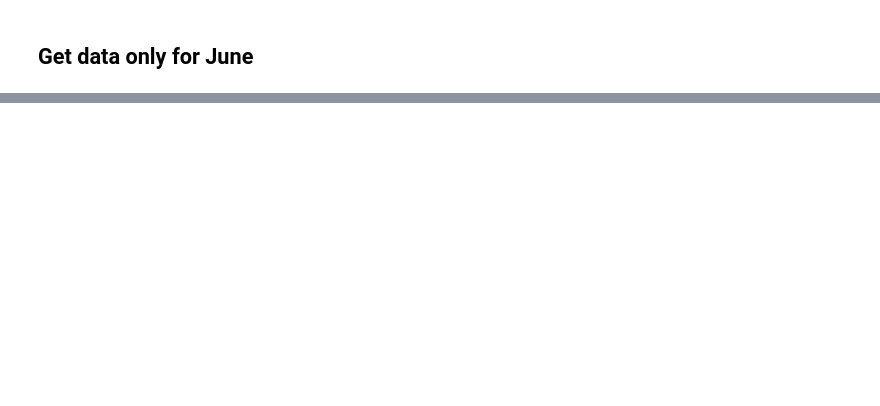
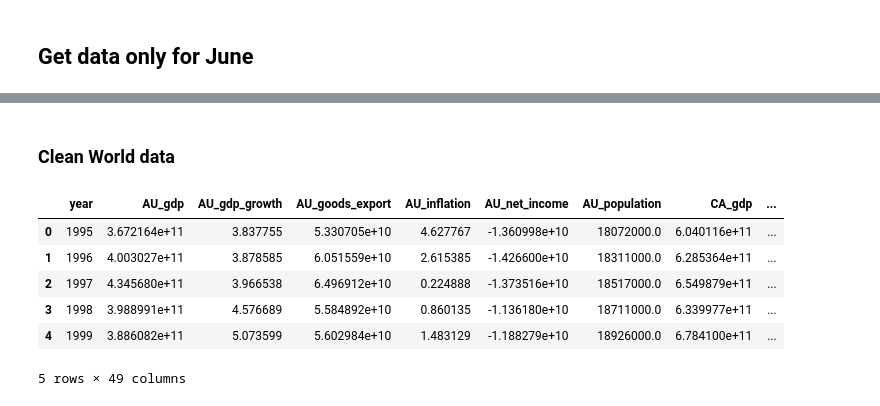
Before and after one commit to TribThapa/AustralianEconomyAnalysis, a Jupyter notebook: Code/Economy.ipynb, the cells around one changed output, grey strips where cells are left out. Cells and saved outputs as stored; diff of their text form; code cells hidden in the pictures; blank space fills up the shorter version.

```diff
--- a/Code/Economy.ipynb
+++ b/Code/Economy.ipynb
@@ -132,3 +133,15 @@ gdp_selected_df.to_csv("../Data/ProcessedData/GDP_selected_countries.csv")
 pop_june_df = pop_df[pop_df.Time.str.match('Jun-*')]
 
 pop_june_df.to_csv("../Data/ProcessedData/Population_JuneOnly.csv")
+# %% [markdown]
+### Clean World data
+# %%
+world_data.head()
+# %% [output]
+|  | year | AU_gdp | AU_gdp_growth | AU_goods_export | AU_inflation | AU_net_income | AU_population | CA_gdp | ... |
+| 0 | 1995 | 3.672164e+11 | 3.837755 | 5.330705e+10 | 4.627767 | -1.360998e+10 | 18072000.0 | 6.040116e+11 | ... |
+| 1 | 1996 | 4.003027e+11 | 3.878585 | 6.051559e+10 | 2.615385 | -1.426600e+10 | 18311000.0 | 6.285364e+11 | ... |
+| 2 | 1997 | 4.345680e+11 | 3.966538 | 6.496912e+10 | 0.224888 | -1.373516e+10 | 18517000.0 | 6.549879e+11 | ... |
+| 3 | 1998 | 3.988991e+11 | 4.576689 | 5.584892e+10 | 0.860135 | -1.136180e+10 | 18711000.0 | 6.339977e+11 | ... |
+| 4 | 1999 | 3.886082e+11 | 5.073599 | 5.602984e+10 | 1.483129 | -1.188279e+10 | 18926000.0 | 6.784100e+11 | ... |
+5 rows × 49 columns
```
Also changed, not shown: parts of 8 cells of this notebook, 5 other files.
